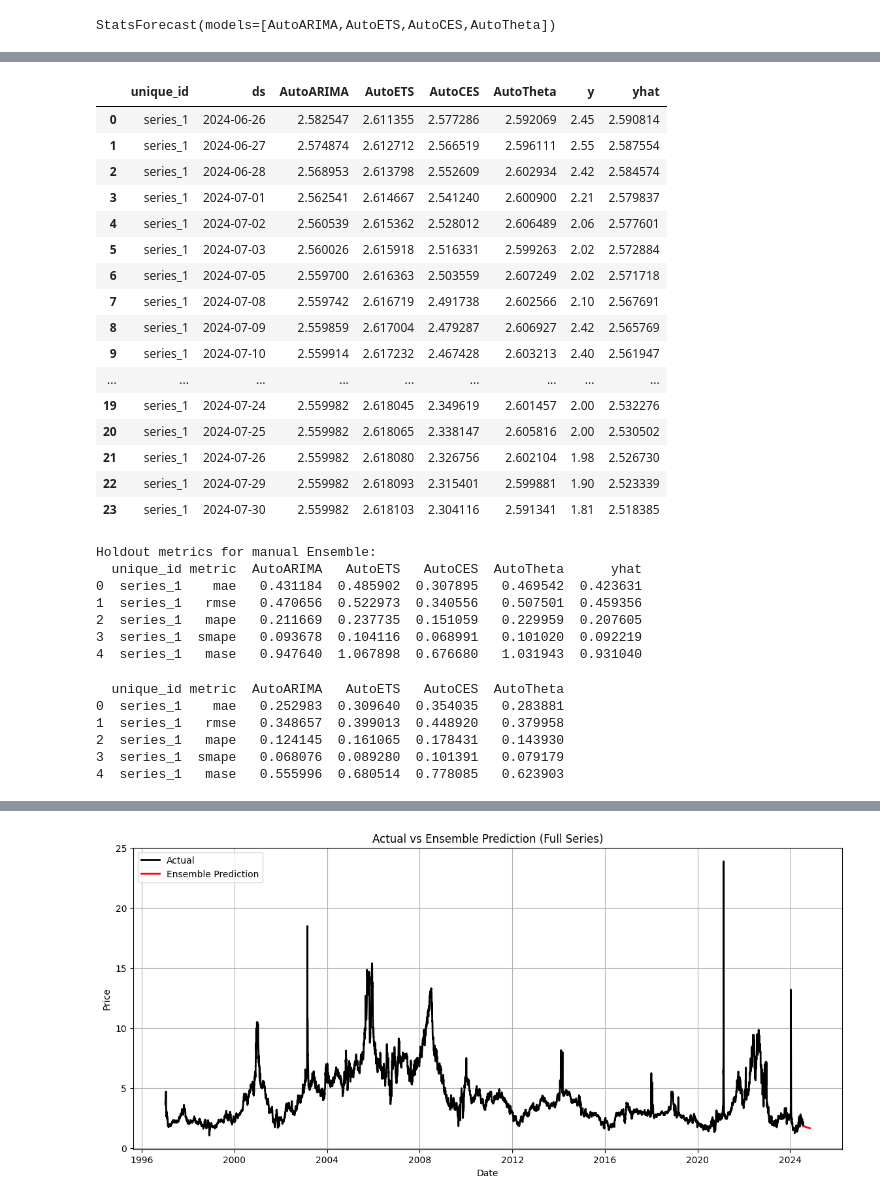
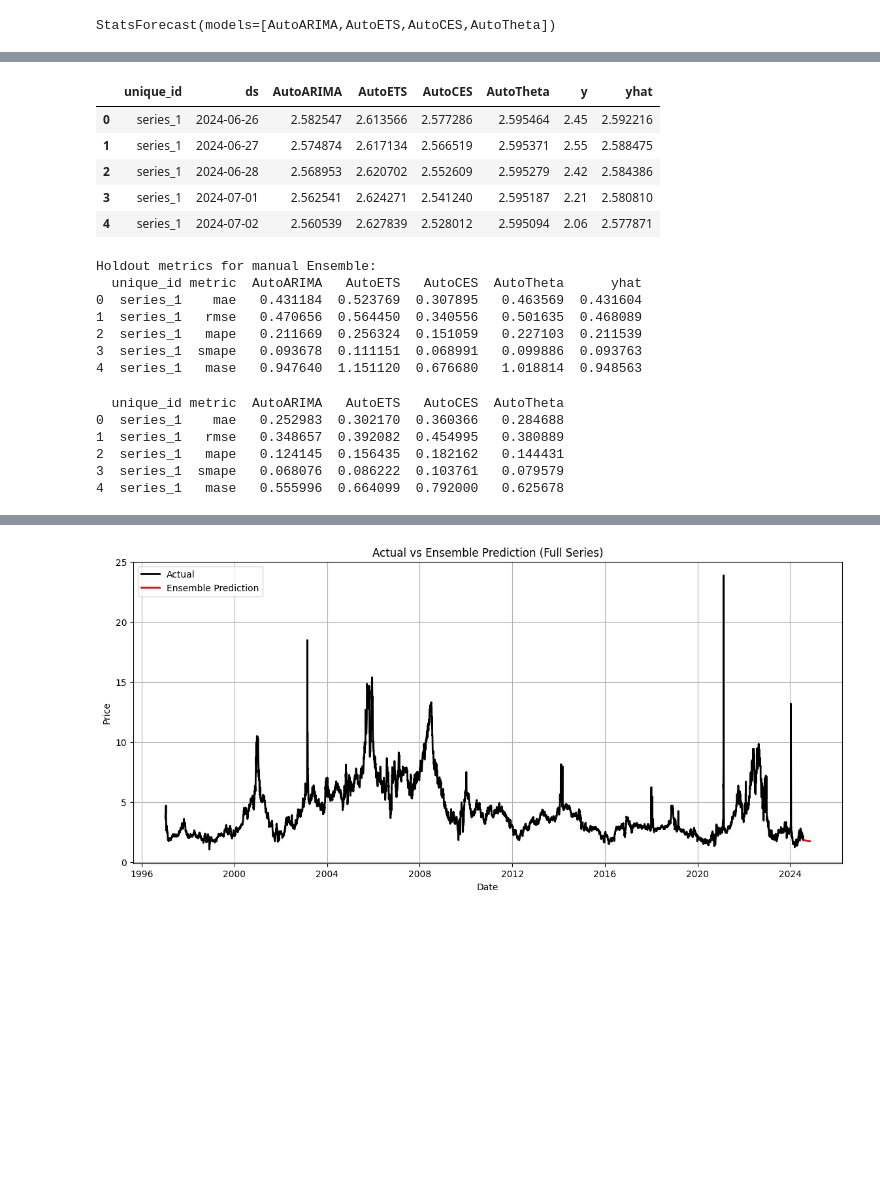
Before and after one commit to rifat01-rahman/Project-of-Python, a Jupyter notebook: States_model_ensembling.ipynb, the cells around one changed output, grey strips where cells are left out. Cells and saved outputs as stored; diff of their text form; code cells hidden in the pictures; blank space fills up the shorter version.

```diff
--- a/States_model_ensembling.ipynb
+++ b/States_model_ensembling.ipynb
@@ -432,10 +396,10 @@ Train ends at: 2024-06-25 00:00:00
 Test starts at: 2024-06-26 00:00:00
 # %%
 models = [
-    AutoARIMA(season_length=12, alias='AutoARIMA'),
-    AutoETS(season_length=12, model='ZZZ', alias='AutoETS'),
-    AutoCES(season_length=12, alias='AutoCES'),
-    AutoTheta(season_length=12, alias='AutoTheta'),
+    AutoARIMA(season_length=1, alias='AutoARIMA'),   # ARIMA without seasonal component
+    AutoETS(season_length=1, model='ZZN', alias='AutoETS'),  # ETS with no seasonality
+    AutoCES(season_length=1, alias='AutoCES'),       # CES without seasonality
+    AutoTheta(season_length=1, alias='AutoTheta'),   # Theta without seasonality
 ]
 # %%
 # 6) Initialize forecaster
@@ -480,25 +430,14 @@ test_fcst
 model_cols = [m.alias for m in models]  # use aliases instead of class names
 test_fcst['yhat'] = test_fcst[model_cols].mean(axis=1)
 # %%
-test_fcst
+test_fcst.head()
 # %% [output]
 |  | unique_id | ds | AutoARIMA | AutoETS | AutoCES | AutoTheta | y | yhat |
-| 0 | series_1 | 2024-06-26 | 2.582547 | 2.611355 | 2.577286 | 2.592069 | 2.45 | 2.590814 |
-| 1 | series_1 | 2024-06-27 | 2.574874 | 2.612712 | 2.566519 | 2.596111 | 2.55 | 2.587554 |
-| 2 | series_1 | 2024-06-28 | 2.568953 | 2.613798 | 2.552609 | 2.602934 | 2.42 | 2.584574 |
-| 3 | series_1 | 2024-07-01 | 2.562541 | 2.614667 | 2.541240 | 2.600900 | 2.21 | 2.579837 |
-| 4 | series_1 | 2024-07-02 | 2.560539 | 2.615362 | 2.528012 | 2.606489 | 2.06 | 2.577601 |
-| 5 | series_1 | 2024-07-03 | 2.560026 | 2.615918 | 2.516331 | 2.599263 | 2.02 | 2.572884 |
-| 6 | series_1 | 2024-07-05 | 2.559700 | 2.616363 | 2.503559 | 2.607249 | 2.02 | 2.571718 |
-| 7 | series_1 | 2024-07-08 | 2.559742 | 2.616719 | 2.491738 | 2.602566 | 2.10 | 2.567691 |
-| 8 | series_1 | 2024-07-09 | 2.559859 | 2.617004 | 2.479287 | 2.606927 | 2.42 | 2.565769 |
-| 9 | series_1 | 2024-07-10 | 2.559914 | 2.617232 | 2.467428 | 2.603213 | 2.40 | 2.561947 |
-| ... | ... | ... | ... | ... | ... | ... | ... | ... |
-| 19 | series_1 | 2024-07-24 | 2.559982 | 2.618045 | 2.349619 | 2.601457 | 2.00 | 2.532276 |
-| 20 | series_1 | 2024-07-25 | 2.559982 | 2.618065 | 2.338147 | 2.605816 | 2.00 | 2.530502 |
-| 21 | series_1 | 2024-07-26 | 2.559982 | 2.618080 | 2.326756 | 2.602104 | 1.98 | 2.526730 |
-| 22 | series_1 | 2024-07-29 | 2.559982 | 2.618093 | 2.315401 | 2.599881 | 1.90 | 2.523339 |
-| 23 | series_1 | 2024-07-30 | 2.559982 | 2.618103 | 2.304116 | 2.591341 | 1.81 | 2.518385 |
+| 0 | series_1 | 2024-06-26 | 2.582547 | 2.613566 | 2.577286 | 2.595464 | 2.45 | 2.592216 |
+| 1 | series_1 | 2024-06-27 | 2.574874 | 2.617134 | 2.566519 | 2.595371 | 2.55 | 2.588475 |
+| 2 | series_1 | 2024-06-28 | 2.568953 | 2.620702 | 2.552609 | 2.595279 | 2.42 | 2.584386 |
+| 3 | series_1 | 2024-07-01 | 2.562541 | 2.624271 | 2.541240 | 2.595187 | 2.21 | 2.580810 |
+| 4 | series_1 | 2024-07-02 | 2.560539 | 2.627839 | 2.528012 | 2.595094 | 2.06 | 2.577871 |
 # %%
 from functools import partial
 # Define metrics with seasonality for MASE
@@ -516,11 +455,11 @@ print(test_scores)
 # %% [output]
 Holdout metrics for manual Ensemble:
   unique_id metric  AutoARIMA   AutoETS   AutoCES  AutoTheta      yhat
-0  series_1    mae   0.431184  0.485902  0.307895   0.469542  0.423631
-1  series_1   rmse   0.470656  0.522973  0.340556   0.507501  0.459356
-2  series_1   mape   0.211669  0.237735  0.151059   0.229959  0.207605
-3  series_1  smape   0.093678  0.104116  0.068991   0.101020  0.092219
-4  series_1   mase   0.947640  1.067898  0.676680   1.031943  0.931040
+0  series_1    mae   0.431184  0.523769  0.307895   0.463569  0.431604
+1  series_1   rmse   0.470656  0.564450  0.340556   0.501635  0.468089
+2  series_1   mape   0.211669  0.256324  0.151059   0.227103  0.211539
+3  series_1  smape   0.093678  0.111151  0.068991   0.099886  0.093763
+4  series_1   mase   0.947640  1.151120  0.676680   1.018814  0.948563
 # %%
 # 1) Ensure train target is numeric
 train['y'] = pd.to_numeric(train['y'], errors='coerce')
@@ -539,8 +478,8 @@ cv_metrics = evaluate(cv_eval, metrics=metrics, train_df=train)
 print(cv_metrics.head())
 # %% [output]
   unique_id metric  AutoARIMA   AutoETS   AutoCES  AutoTheta
-0  series_1    mae   0.252983  0.309640  0.354035   0.283881
-1  series_1   rmse   0.348657  0.399013  0.448920   0.379958
-2  series_1   mape   0.124145  0.161065  0.178431   0.143930
-3  series_1  smape   0.068076  0.089280  0.101391   0.079179
-4  series_1   mase   0.555996  0.680514  0.778085   0.623903
+0  series_1    mae   0.252983  0.302170  0.360366   0.284688
+1  series_1   rmse   0.348657  0.392082  0.454995   0.380889
+2  series_1   mape   0.124145  0.156435  0.182162   0.144431
+3  series_1  smape   0.068076  0.086222  0.103761   0.079579
+4  series_1   mase   0.555996  0.664099  0.792000   0.625678
```
Also changed, not shown: parts of 16 cells of this notebook.
